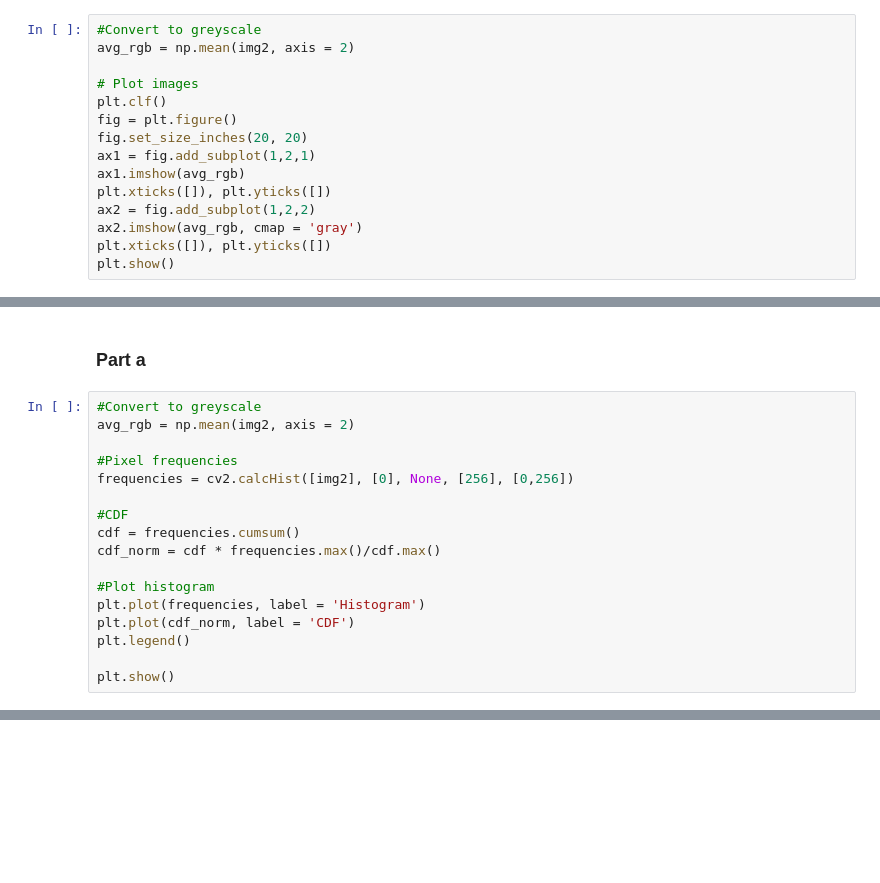
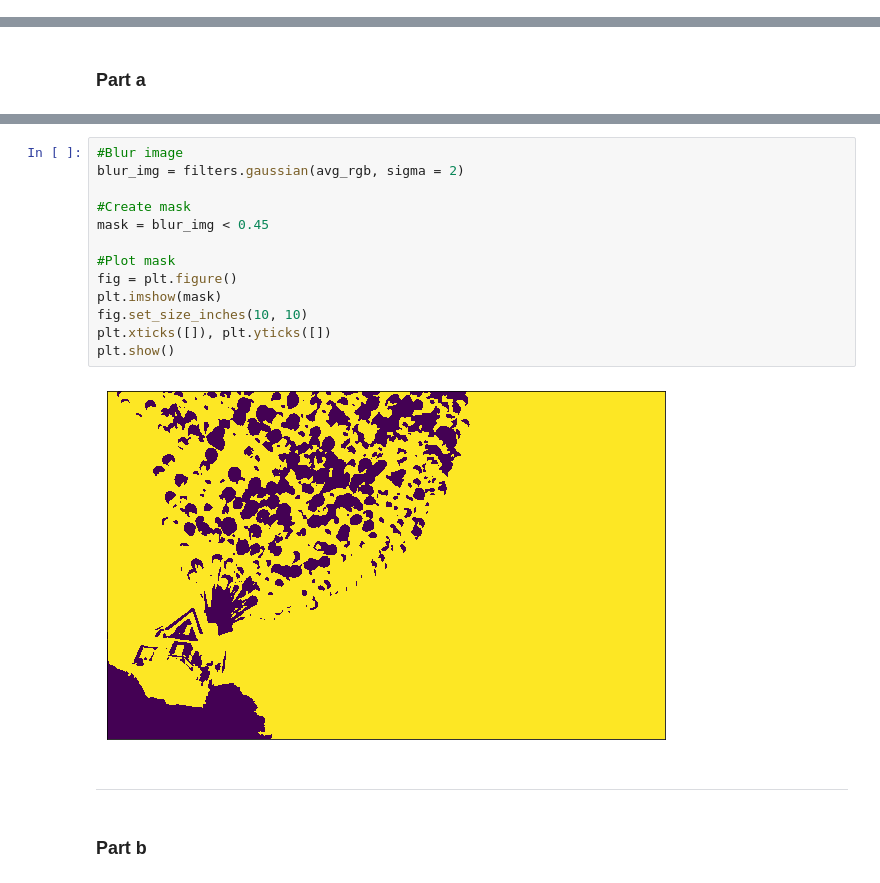
Before and after one commit to PixarJunkie/csc481-image-processing, a Jupyter notebook: assignments/assignment-5/assignment-5.ipynb, the cells around one changed output, grey strips where cells are left out. Saved outputs shown, nothing was run; the diff lists cells and outputs as text; blank space fills up the shorter version.

```diff
--- a/assignments/assignment-5/assignment-5.ipynb
+++ b/assignments/assignment-5/assignment-5.ipynb
@@ -48,15 +42,0 @@ plt.show()
-# %%
-#Convert to greyscale
-avg_rgb = np.mean(img2, axis = 2)
-
-# Plot images
-plt.clf()
-fig = plt.figure()
-fig.set_size_inches(20, 20)
-ax1 = fig.add_subplot(1,2,1)
-ax1.imshow(avg_rgb)
-plt.xticks([]), plt.yticks([])
-ax2 = fig.add_subplot(1,2,2)
-ax2.imshow(avg_rgb, cmap = 'gray')
-plt.xticks([]), plt.yticks([])
-plt.show()
@@ -160,20 +137,3 @@ How does your segmentation based on hue differ from your segmentations based on
 _____
 # %% [markdown]
 ### Part a
-# %%
-#Convert to greyscale
-avg_rgb = np.mean(img2, axis = 2)
-
-#Pixel frequencies
-frequencies = cv2.calcHist([img2], [0], None, [256], [0,256])
-
-#CDF
-cdf = frequencies.cumsum()
-cdf_norm = cdf * frequencies.max()/cdf.max()
-
-#Plot histogram
-plt.plot(frequencies, label = 'Histogram')
-plt.plot(cdf_norm, label = 'CDF')
-plt.legend()
-
-plt.show()
@@ -181,0 +140,19 @@ plt.show()
+# %%
+#Blur image
+blur_img = filters.gaussian(avg_rgb, sigma = 2)
+
+#Create mask
+mask = blur_img < 0.45
+
+#Plot mask
+fig = plt.figure()
+plt.imshow(mask)
+fig.set_size_inches(10, 10)
+plt.xticks([]), plt.yticks([])
+plt.show()
+# %% [output]
+[figure, added]
+# %% [markdown]
+______
+# %% [markdown]
+### Part b
```
Also changed, not shown: parts of 17 cells of this notebook.
